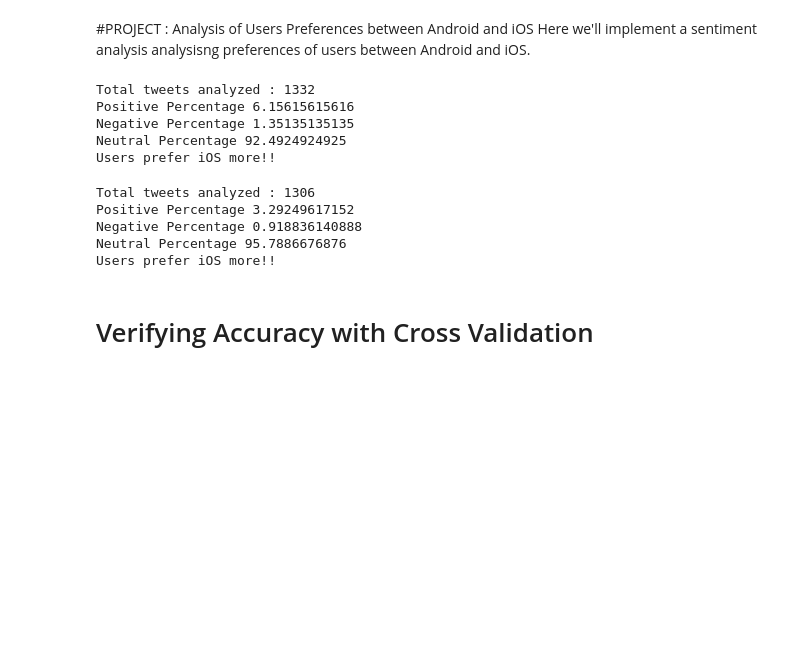
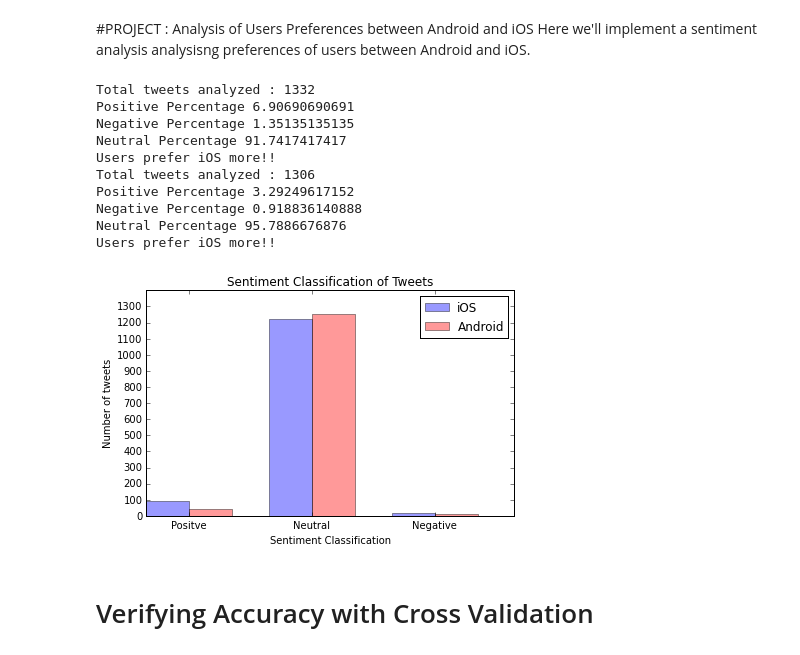
Before and after one commit to sabya08/SocialNetworkAnalysis, a Jupyter notebook: Project.ipynb, the cells around one changed output. Cells and saved outputs as stored; diff of their text form; code cells hidden in the pictures; blank space fills up the shorter version.

Commit message:
added graphs and fnal result

```diff
--- a/Project.ipynb
+++ b/Project.ipynb
@@ -235,7 +283,6 @@ def predictUserPreferences(trainFileName, testFileName):
     percentPositive = (len(predictedPositiveTweetsLabel)/len(analyzedTweets)) * 100
     percentNegative = (len(predictedNegativeTweetsLabel)/len(analyzedTweets)) * 100
     percentNeutral = (len(predictedNeutralTweetsLabel)/len(analyzedTweets)) * 100
-
     print "Positive Percentage " + str(percentPositive)
     print "Negative Percentage " + str(percentNegative)
     print "Neutral Percentage " + str(percentNeutral)
@@ -246,19 +293,26 @@ def predictUserPreferences(trainFileName, testFileName):
         print "Users dont prefer iOS!!"
     elif(percentPositive == percentNegative):
         print "User preferences are neutral"
+
+    #plot graph
+    classification = [len(predictedPositiveTweetsLabel),len(predictedNeutralTweetsLabel),len(predictedNegativeTweetsLabel)]
+
+    return classification
+#     plotBarGraph(classification,dataRange)
-# %%
-predictUserPreferences('data/newdata_ios.txt','data_ios.txt')
-# %% [output]
-Total tweets analyzed : 1332
-Positive Percentage 6.15615615616
-Negative Percentage 1.35135135135
-Neutral Percentage 92.4924924925
-Users prefer iOS more!!
-# %%
-predictUserPreferences('data/newdata_android.txt','data_android.txt')
-# %% [output]
-Total tweets analyzed : 1306
-Positive Percentage 3.29249617152
-Negative Percentage 0.918836140888
-Neutral Percentage 95.7886676876
-Users prefer iOS more!!
+# %%
+classification1 = predictUserPreferences('data/newdata_ios.txt','data_ios.txt')
+classification2 = predictUserPreferences('data/newdata_android.txt','data_android.txt')
+dataRange = np.arange(0,1400,100)
+plotBarGraph(classification1,classification2,dataRange)
+# %% [output]
+Total tweets analyzed : 1332
+Positive Percentage 6.90690690691
+Negative Percentage 1.35135135135
+Neutral Percentage 91.7417417417
+Users prefer iOS more!!
+Total tweets analyzed : 1306
+Positive Percentage 3.29249617152
+Negative Percentage 0.918836140888
+Neutral Percentage 95.7886676876
+Users prefer iOS more!!
+[figure, added]
```
Also changed, not shown: parts of 17 cells of this notebook.
